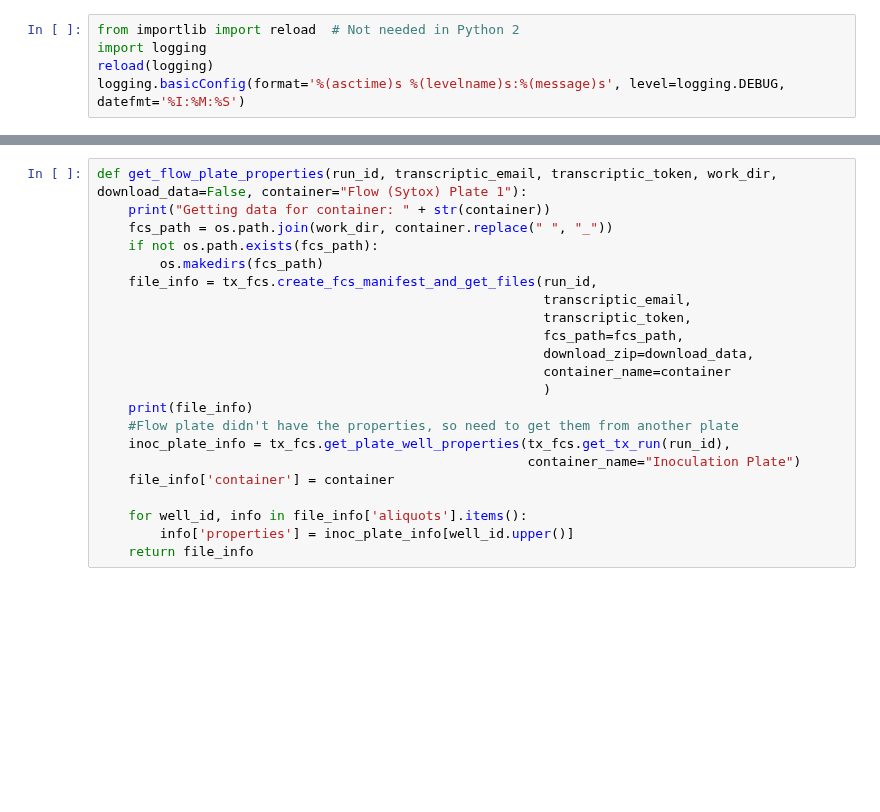
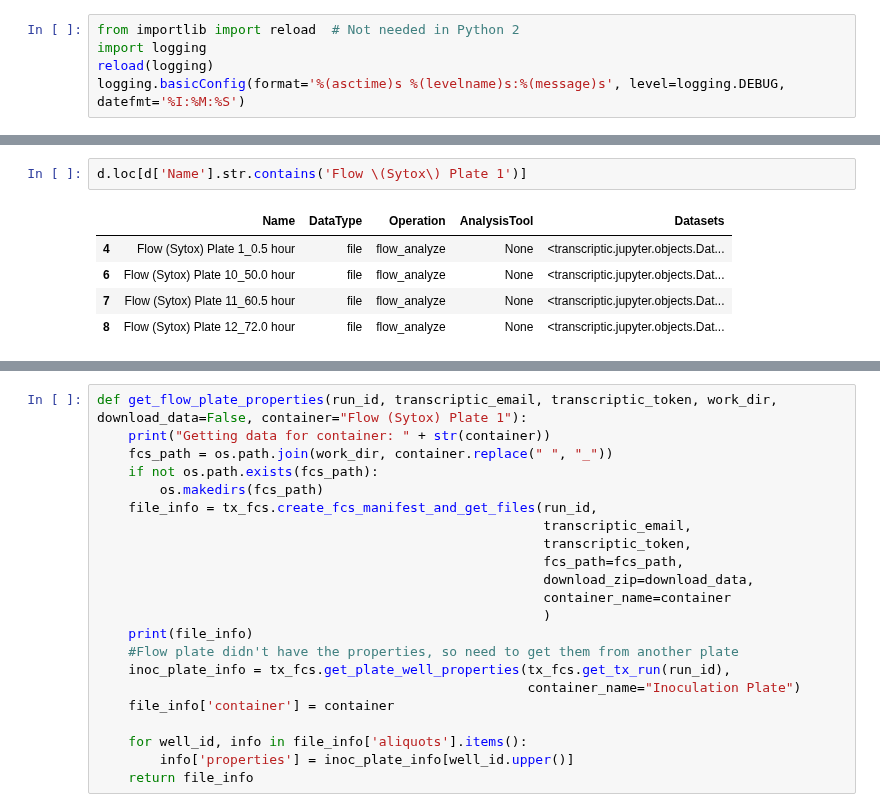
Before and after one commit to SD2E/pysd2cat, a Jupyter notebook: notebooks/TXLiveDead.ipynb, the cells around one changed output, grey strips where cells are left out. Drawn from its saved outputs; the diff is of its cells as text; blank space fills up the shorter version.

```diff
--- a/notebooks/TXLiveDead.ipynb
+++ b/notebooks/TXLiveDead.ipynb
@@ -52,3 +47,11 @@ Attempting to fetch 16 datasets...
+# %%
+d.loc[d['Name'].str.contains('Flow \(Sytox\) Plate 1')]
+# %% [output]
+|  | Name | DataType | Operation | AnalysisTool | Datasets |
+| 4 | Flow (Sytox) Plate 1_0.5 hour | file | flow_analyze | None | <transcriptic.jupyter.objects.Dat... |
+| 6 | Flow (Sytox) Plate 10_50.0 hour | file | flow_analyze | None | <transcriptic.jupyter.objects.Dat... |
+| 7 | Flow (Sytox) Plate 11_60.5 hour | file | flow_analyze | None | <transcriptic.jupyter.objects.Dat... |
+| 8 | Flow (Sytox) Plate 12_72.0 hour | file | flow_analyze | None | <transcriptic.jupyter.objects.Dat... |
 # %%
 def extract_time_point(x):
     return x.Name.split(' ')[3].split('_')[0]
```
Also changed, not shown: parts of 9 cells of this notebook, 3 other files.
